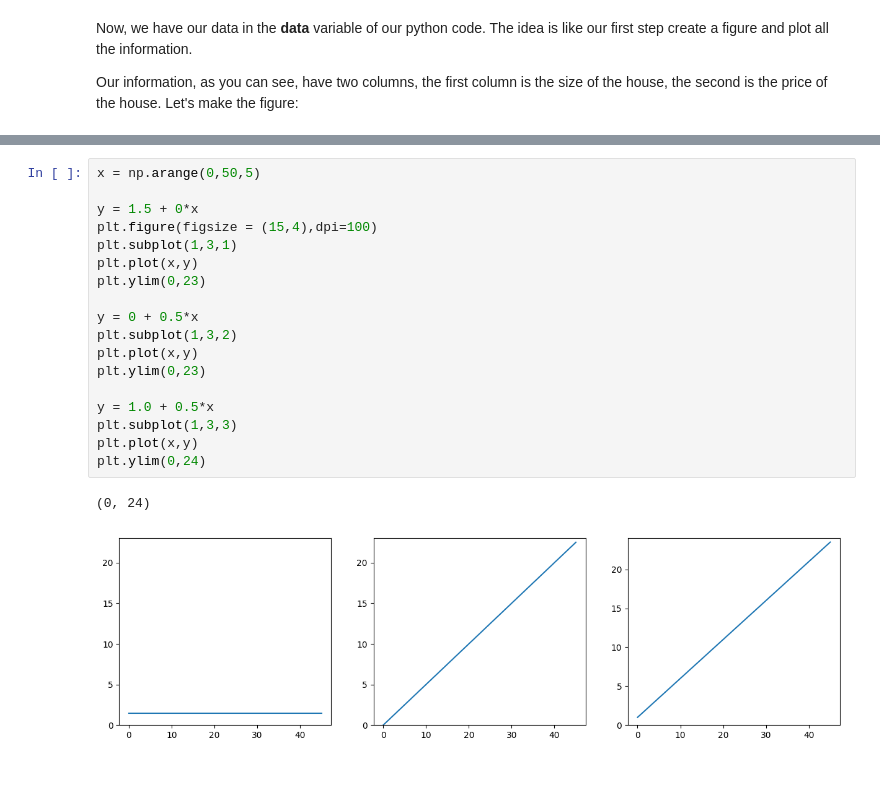
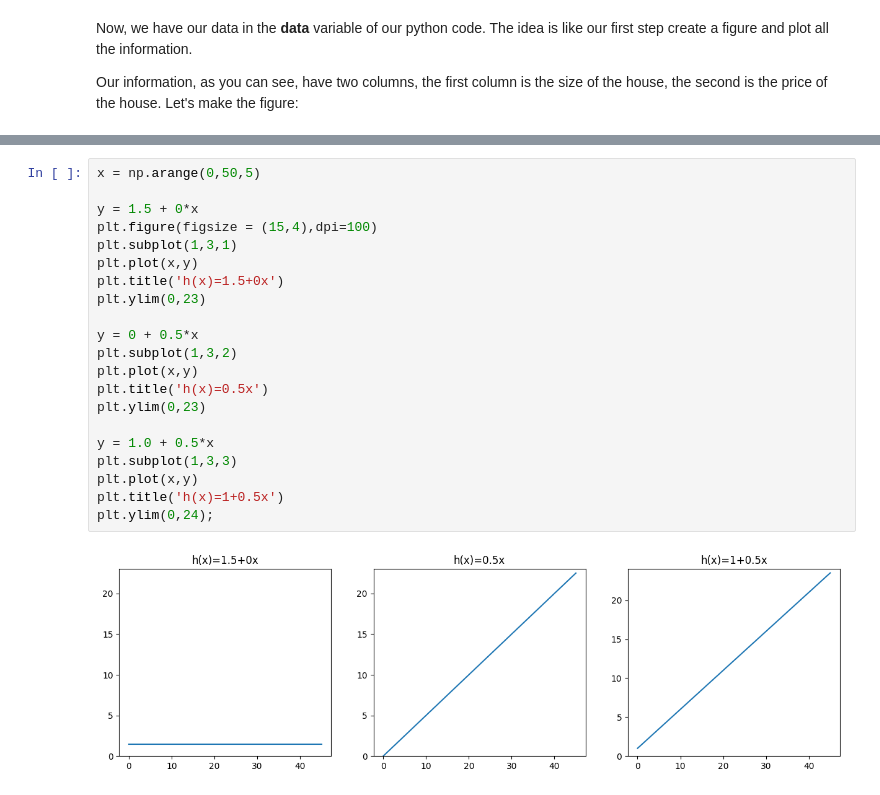
Before and after one commit to kala855/machine-learning, a Jupyter notebook: introduction/linearRegression/linearRegressionOneVariable.ipynb, the cells around one changed output, grey strips where cells are left out. Drawn from its saved outputs; the diff is of its cells as text.

```diff
--- a/introduction/linearRegression/linearRegressionOneVariable.ipynb
+++ b/introduction/linearRegression/linearRegressionOneVariable.ipynb
@@ -60,21 +59,23 @@ So, our *hypothesis* function is already defined, but we need to choose $\theta_
 # %%
 x = np.arange(0,50,5)
 
 y = 1.5 + 0*x
 plt.figure(figsize = (15,4),dpi=100)
 plt.subplot(1,3,1)
 plt.plot(x,y)
+plt.title('h(x)=1.5+0x')
 plt.ylim(0,23)
 
 y = 0 + 0.5*x
 plt.subplot(1,3,2)
 plt.plot(x,y)
+plt.title('h(x)=0.5x')
 plt.ylim(0,23)
 
 y = 1.0 + 0.5*x
 plt.subplot(1,3,3)
 plt.plot(x,y)
-plt.ylim(0,24)
+plt.title('h(x)=1+0.5x')
+plt.ylim(0,24);
 # %% [output]
-(0, 24)
-[figure, old version]
+[figure, new version]
```
Also changed, not shown: parts of 2 cells of this notebook, 1 other file.
